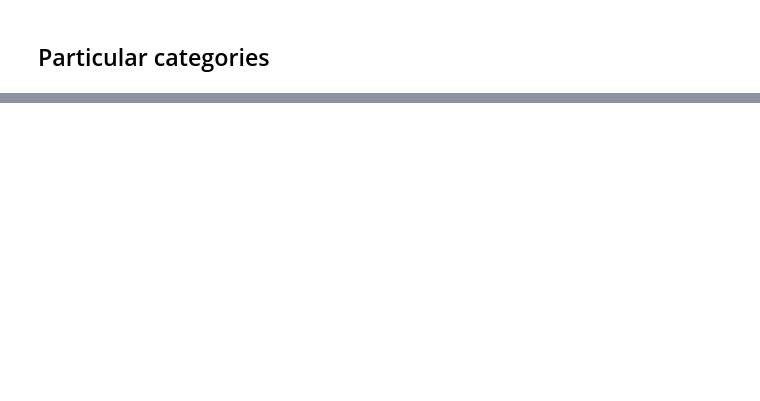
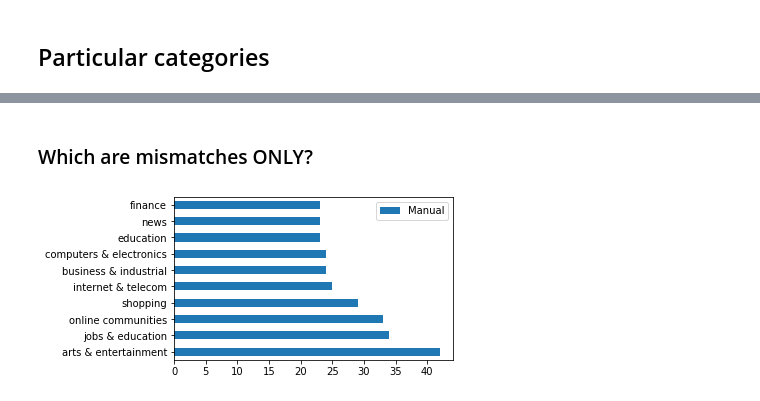
Before and after one commit to RumaisaHabib/cs356-proj, a Jupyter notebook: analysis.ipynb, the cells around one changed output, grey strips where cells are left out. Saved outputs shown, nothing was run; the diff lists cells and outputs as text; code cells hidden in the pictures; blank space fills up the shorter version.

```diff
--- a/analysis.ipynb
+++ b/analysis.ipynb
@@ -239,0 +258,3 @@ combined_wo_empty_df
+# %%
+combined_mismatch_non_empty = combined_wo_empty_df[~combined_wo_empty_df.Match]
+combined_mismatch_non_empty
@@ -239,0 +308,6 @@ combined_wo_empty_df
+# %% [markdown]
+### Which are mismatches ONLY?
+# %%
+category_mismatch_plot(combined_mismatch_non_empty, (5,3), 10)
+# %% [output]
+[figure, added]
```
Also changed, not shown: parts of 22 cells of this notebook, 2 other files.
